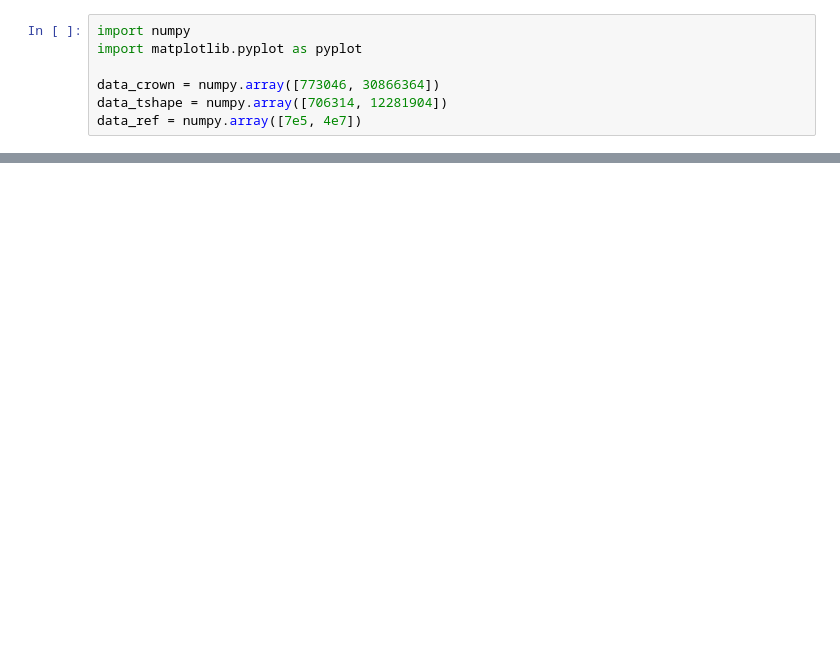
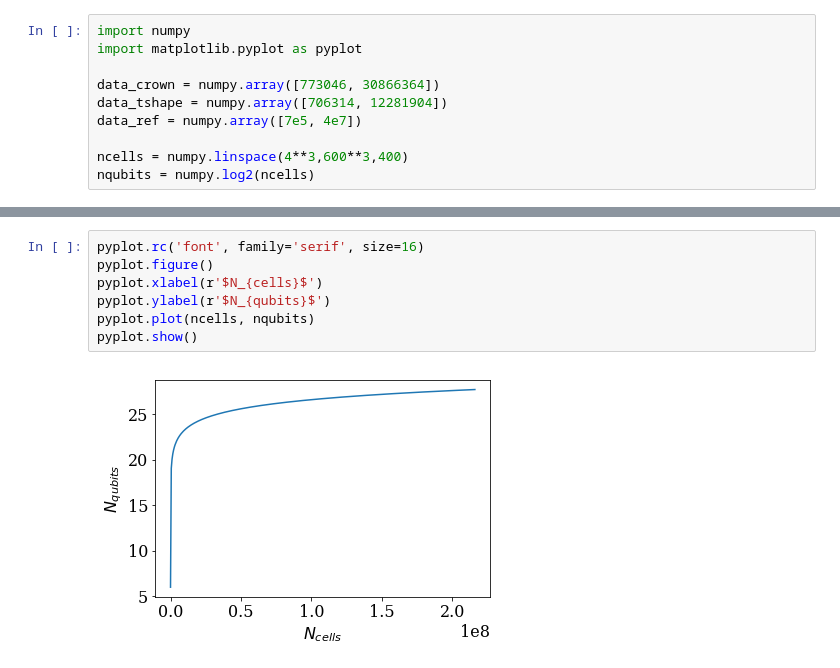
Before and after one commit to akashdhruv/FlowX, a Jupyter notebook: examples/imbound/levelset_mapping/stats.ipynb, the cells around one changed output, grey strips where cells are left out. Saved outputs shown, nothing was run; the diff lists cells and outputs as text; blank space fills up the shorter version.

Commit message:
updates for optimized qubit setup

```diff
--- a/examples/imbound/levelset_mapping/stats.ipynb
+++ b/examples/imbound/levelset_mapping/stats.ipynb
@@ -5,6 +5,9 @@ import matplotlib.pyplot as pyplot
 data_crown = numpy.array([773046, 30866364])
 data_tshape = numpy.array([706314, 12281904])
 data_ref = numpy.array([7e5, 4e7])
+
+ncells = numpy.linspace(4**3,600**3,400)
+nqubits = numpy.log2(ncells)
 # %%
 pyplot.rc('font', family='serif', size=16)
 pyplot.figure()
@@ -21,0 +25,9 @@ pyplot.show()
+# %%
+pyplot.rc('font', family='serif', size=16)
+pyplot.figure()
+pyplot.xlabel(r'$N_{cells}$')
+pyplot.ylabel(r'$N_{qubits}$')
+pyplot.plot(ncells, nqubits)
+pyplot.show()
+# %% [output]
+[figure, added]
```
Also changed, not shown: parts of 1 cell of this notebook, 6 other files.
